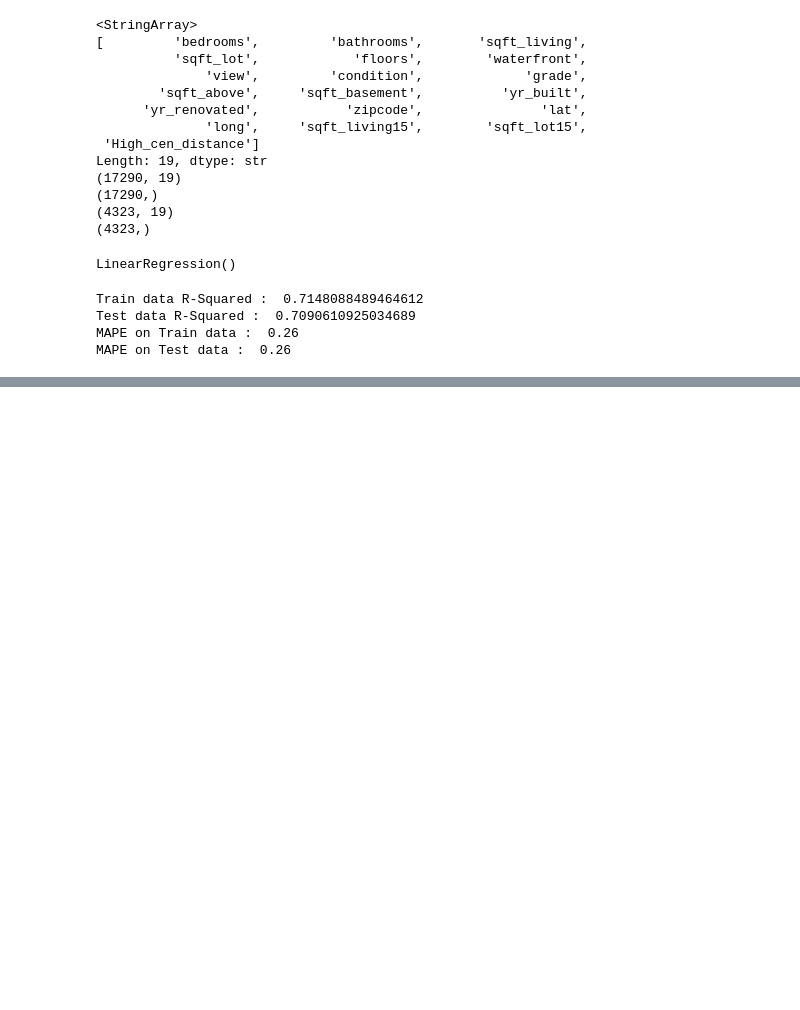
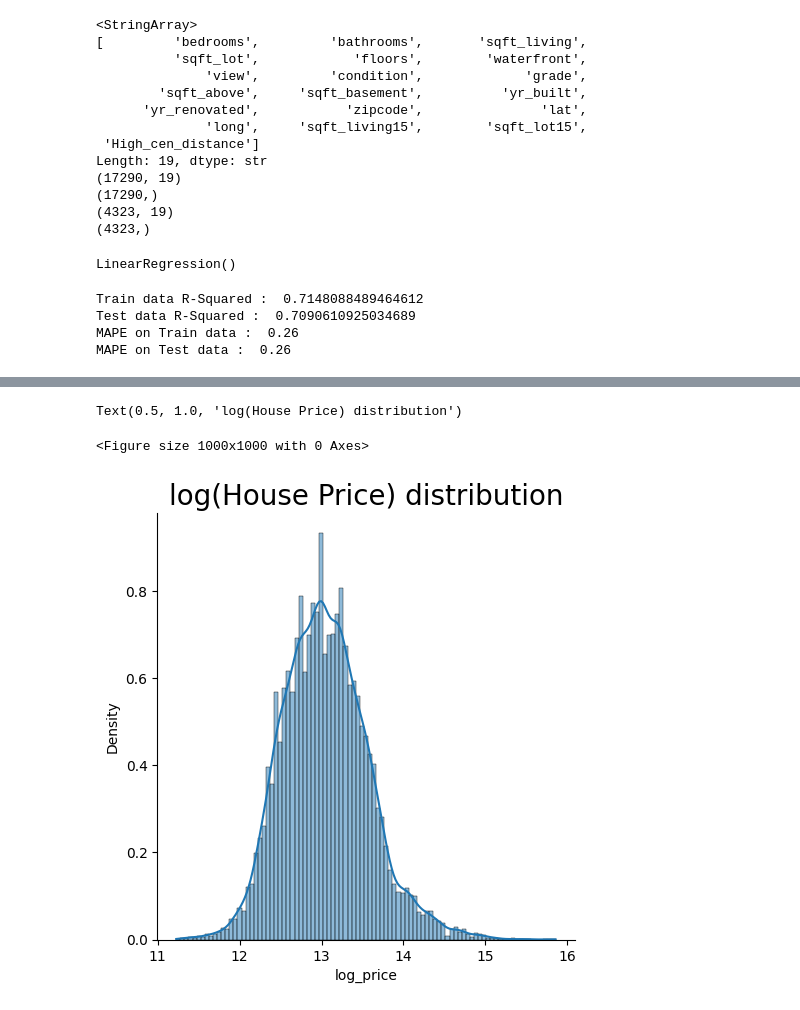
Before and after one commit to Sneha-sharma26/MLwithPy, a Jupyter notebook: feature_engg.ipynb, the cells around one changed output, grey strips where cells are left out. Cells and saved outputs as stored; diff of their text form; code cells hidden in the pictures; blank space fills up the shorter version.

```diff
--- a/feature_engg.ipynb
+++ b/feature_engg.ipynb
@@ -316,0 +329,10 @@ MAPE on Test data :  0.26
+# %%
+#Log transformation
+house_price_data["log_price"]=np.log(house_price_data["price"])
+plt.figure(figsize=(10,10))
+sns.displot(house_price_data["log_price"], stat="density", kde=True)
+plt.title('log(House Price) distribution', fontsize=20)
+# %% [output]
+Text(0.5, 1.0, 'log(House Price) distribution')
+<Figure size 1000x1000 with 0 Axes>
+[figure, added]
```
Also changed, not shown: parts of 23 cells of this notebook.
